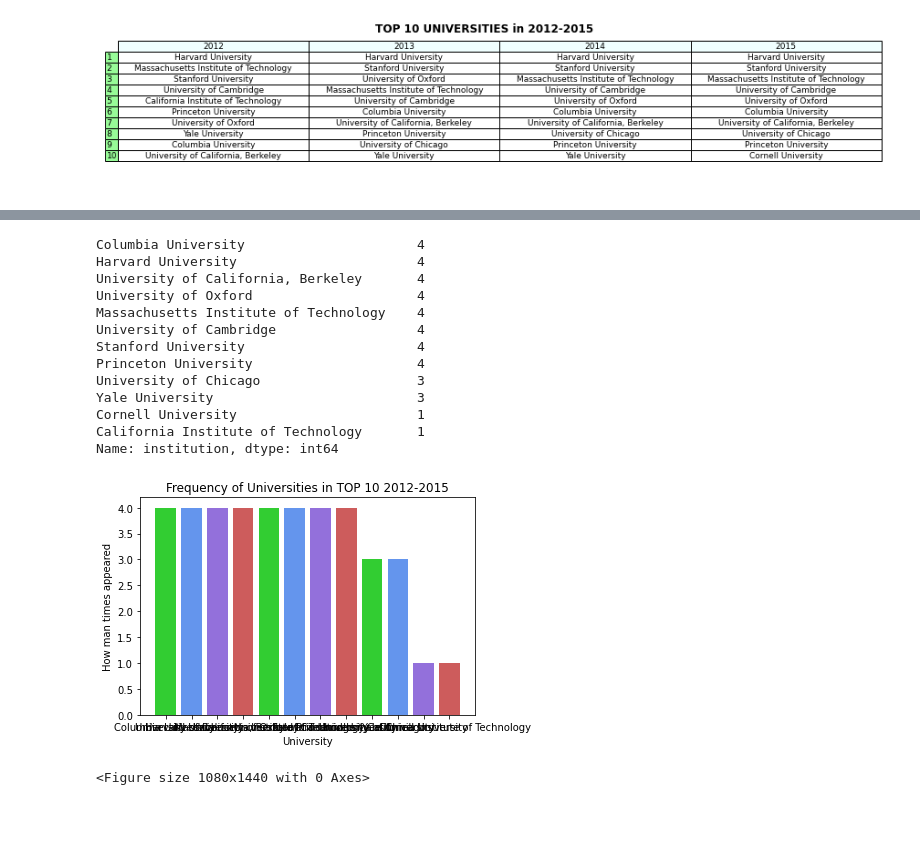
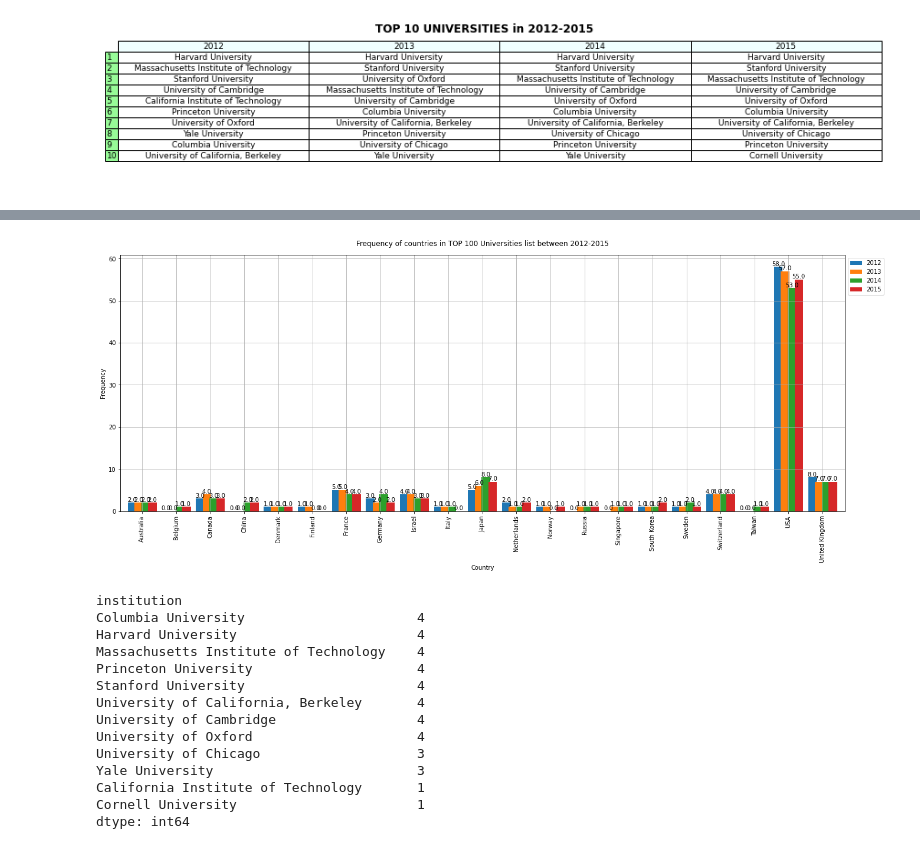
Before and after one commit to munira-n/project, a Jupyter notebook: project data.ipynb, the cells around one changed output, grey strips where cells are left out. Cells and saved outputs as stored; diff of their text form; code cells hidden in the pictures; blank space fills up the shorter version.

```diff
--- a/project data.ipynb
+++ b/project data.ipynb
@@ -168,0 +185,4 @@ plt.show()
+# %%
+count.to_csv ('country_count.csv')
+country_count = pd.read_csv('country_count.csv')
+country_count
@@ -168,0 +203,3 @@ plt.show()
+# %%
+new_tbl = pd.pivot_table(country_count, values='0', index='country', columns='year', aggfunc=np.mean)
+new_tbl
@@ -169,40 +225,49 @@ plt.show()
+# %%
+ax = new_tbl.plot(kind="bar", width = 0.8)
+fig = ax.get_figure()
+fig.set_size_inches(22, 8)
+ax.set_xlabel("Country")
+ax.set_ylabel("Frequency")
+ax.set_title('Frequency of countries in TOP 100 Universities list between 2012-2015', pad=15)
+ax.legend( bbox_to_anchor=(1,1), loc="upper left",ncol=1)
+for bar in ax.patches:
+    bar_value = bar.get_height()
+    text = f'{bar_value:,}'
+    text_x = bar.get_x() + bar.get_width() / 2
+    text_y = bar.get_y() + bar_value
+    ax.text(text_x, text_y, text, ha='center', va='bottom', color='black',size=10)
+def change_width(ax, new_value) :
+    for patch in ax.patches :
+        current_width = patch.get_width()
+        diff = current_width - new_value
+
+        # we change the bar width
+        patch.set_width(new_value)
+
+        # we recenter the bar
+        patch.set_x(patch.get_x() + diff * .5)
+
+change_width(ax, .25)
+ax.grid(True)
+plt.show()
+# %% [output]
+[figure, added]
 # %%
-inst_count=wr_sort['institution'].value_counts()
-inst_count.iloc[0:14]
+inst = wr_sort.value_counts('institution')
+inst.iloc[0:10]
+inst
 # %% [output]
+institution
 Columbia University                      4
 Harvard University                       4
+Massachusetts Institute of Technology    4
+Princeton University                     4
+Stanford University                      4
 University of California, Berkeley       4
+University of Cambridge                  4
 University of Oxford                     4
-Massachusetts Institute of Technology    4
-University of Cambridge                  4
-Stanford University                      4
-Princeton University                     4
 University of Chicago                    3
 Yale University                          3
+California Institute of Technology       1
 Cornell University                       1
-California Institute of Technology       1
-Name: institution, dtype: int64
+dtype: int64
-# %%
-import matplotlib.pyplot as plt
-
-labels = ['Columbia University ', 'Harvard University', 'University of California, Berkeley', 'University of Oxford',
-         'Massachusetts Institute of Technology', 'University of Cambridge', 'Stanford University', 'Princeton University',
-          'University of Chicago', 'Yale University', 'Cornell University', 'California Institute of Technology']
-values = [4, 4, 4, 4, 4, 4, 4, 4, 3, 3, 1, 1]
-
-bars = plt.bar(labels, values, color=["limegreen", "cornflowerblue", "mediumpurple", "indianred"])
-patterns = ['*']
-
-plt.title('Frequency of Universities in TOP 10 2012-2015')
-plt.xlabel('University')
-plt.ylabel('How man times appeared')
-
-plt.figure(figsize=(15, 20))
-
-plt.savefig('markers on a bar.png', dpi=300)
-
-plt.show()
-# %% [output]
-[figure, removed]
-<Figure size 1080x1440 with 0 Axes>
```
Also changed, not shown: parts of 34 cells of this notebook.
